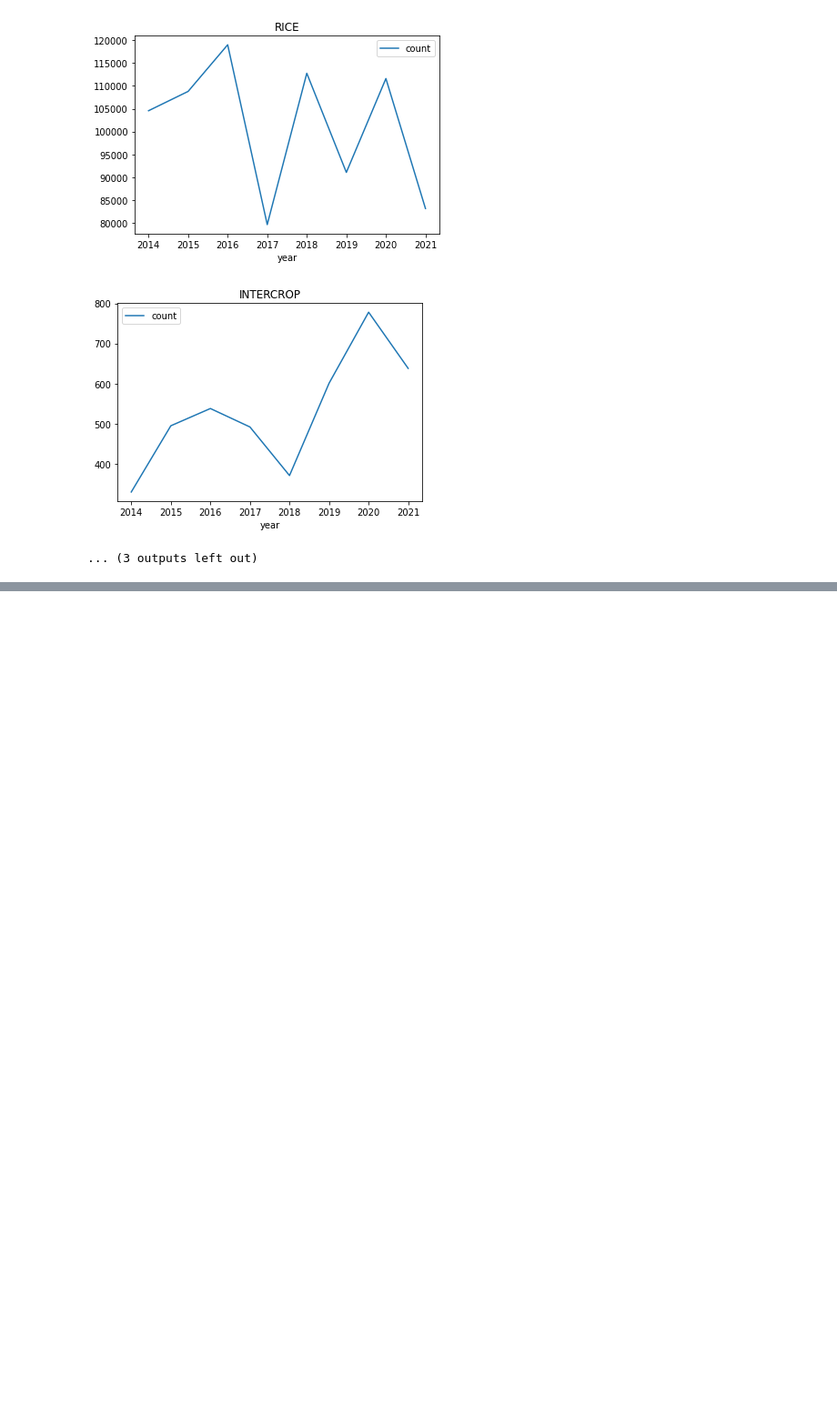
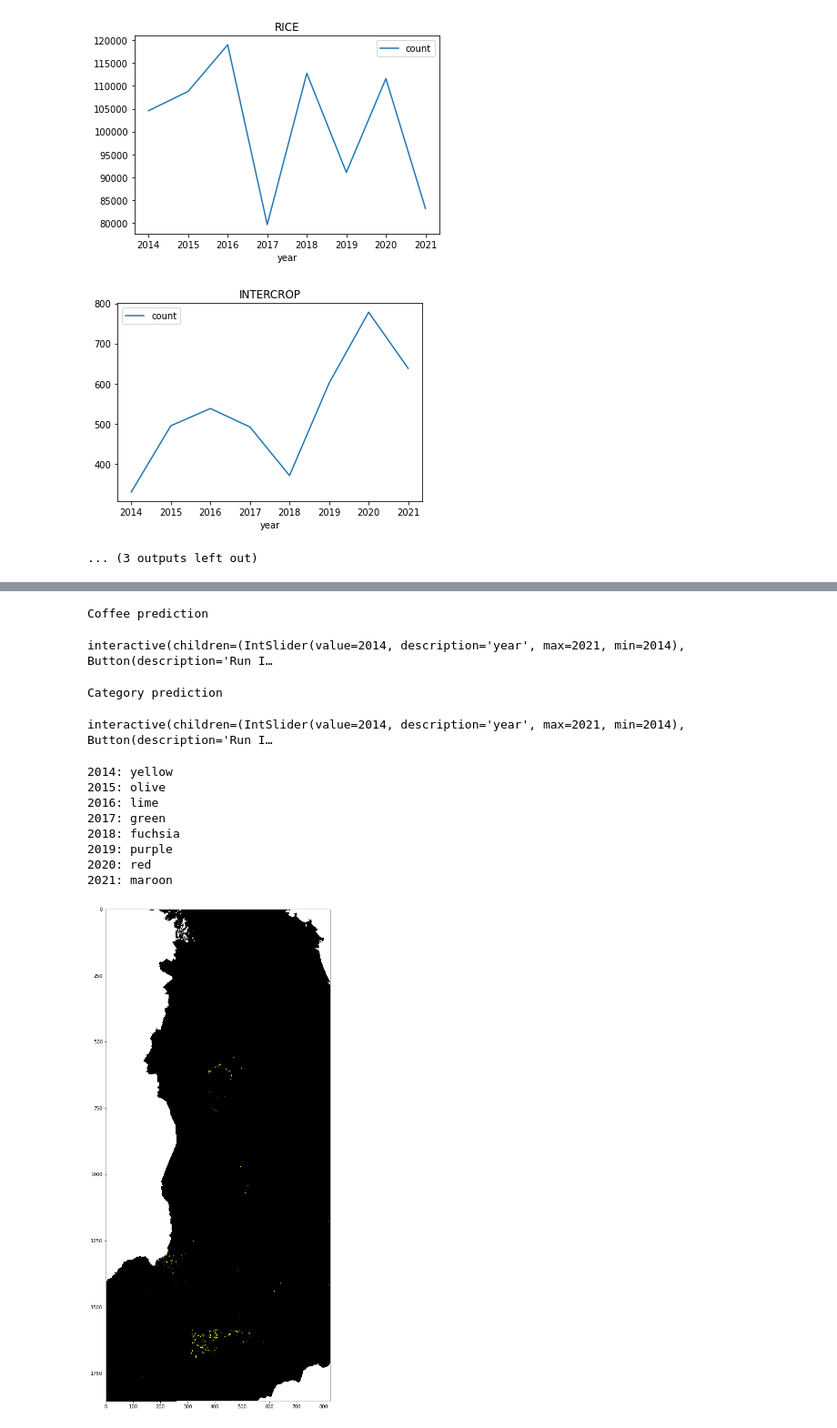
Before and after one commit to SimWalther/vietnam_coffee_detection, a Jupyter notebook: scripts/notebooks/rasterPrediction.ipynb, the cells around one changed output, grey strips where cells are left out. Shown at 91% size. Drawn from its saved outputs; the diff is of its cells as text; code cells hidden in the pictures; blank space fills up the shorter version.

Commit message:
make coffee replacing forrest visualization and culture replacing forest. close #43

```diff
--- a/scripts/notebooks/rasterPrediction.ipynb
+++ b/scripts/notebooks/rasterPrediction.ipynb
@@ -345,0 +433,24 @@ canvas.fill_rects(x, y, 1)
+# %%
+print("Coffee prediction")
+widgets.interact_manual(year_coffee_prediction, year=widgets.IntSlider(min=2014, max=2021, step=1));
+# %% [output]
+Coffee prediction
+interactive(children=(IntSlider(value=2014, description='year', max=2021, min=2014), Button(description='Run I…
+# %%
+print("Category prediction")
+widgets.interact_manual(year_category_predictions, year=widgets.IntSlider(min=2014, max=2021, step=1));
+# %% [output]
+Category prediction
+interactive(children=(IntSlider(value=2014, description='year', max=2021, min=2014), Button(description='Run I…
+# %%
+first_year_prediction()
+# %% [output]
+2014: yellow
+2015: olive
+2016: lime
+2017: green
+2018: fuchsia
+2019: purple
+2020: red
+2021: maroon
+[figure, added]
```
Also changed, not shown: parts of 18 cells of this notebook, 3 other files.
